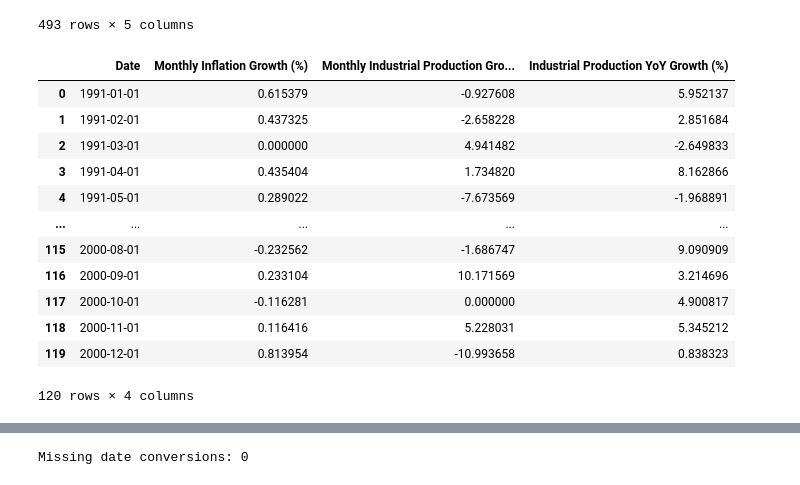
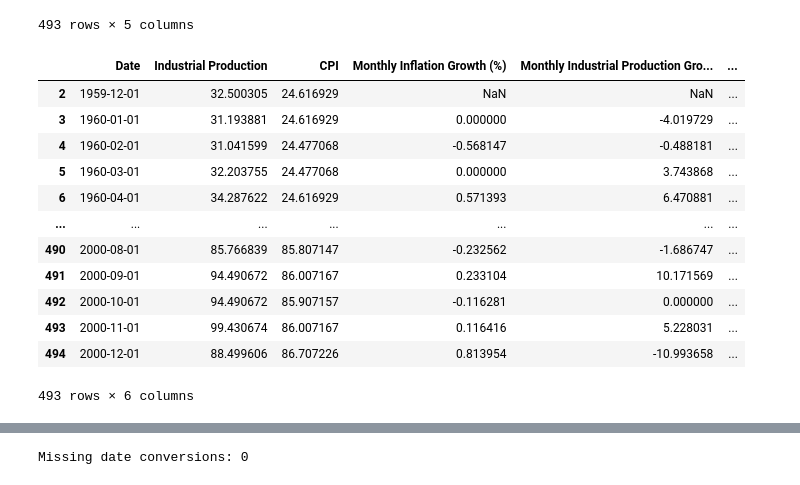
Before and after one commit to EC1B1-Macro-Project/Germany_Coursework, a Jupyter notebook: code/NB00.ipynb, the cells around one changed output, grey strips where cells are left out. Saved outputs shown, nothing was run; the diff lists cells and outputs as text; code cells hidden in the pictures.

```diff
--- a/code/NB00.ipynb
+++ b/code/NB00.ipynb
@@ -1197,23 +1078,21 @@ df_new_GERMANY["Industrial Production YoY Growth (%)"] = df_new_GERMANY["Industr
 # %%
 # Ensure 'Month' column is datetime type
 df_new_GERMANY["Month"] = pd.to_datetime(df_new_GERMANY["Month"])
 
-# Keep only rows from January 1991 onwards
-df_new_GERMANY = df_new_GERMANY[df_new_GERMANY["Month"] >= "1991-01-01"].reset_index(drop=True)
+df_new_GERMANY.rename(columns={"Month": "Date"}, inplace=True)
 
-df_new_GERMANY.drop(columns=["Industrial Production", "CPI"], errors="ignore", inplace=True)
-df_new_GERMANY.rename(columns={"Month": "Date"}, inplace=True)
+df_new_GERMANY
 # %% [output]
-|  | Date | Monthly Inflation Growth (%) | Monthly Industrial Production Gro... | Industrial Production YoY Growth (%) |
-| 0 | 1991-01-01 | 0.615379 | -0.927608 | 5.952137 |
-| 1 | 1991-02-01 | 0.437325 | -2.658228 | 2.851684 |
-| 2 | 1991-03-01 | 0.000000 | 4.941482 | -2.649833 |
-| 3 | 1991-04-01 | 0.435404 | 1.734820 | 8.162866 |
-| 4 | 1991-05-01 | 0.289022 | -7.673569 | -1.968891 |
-| ... | ... | ... | ... | ... |
-| 115 | 2000-08-01 | -0.232562 | -1.686747 | 9.090909 |
-| 116 | 2000-09-01 | 0.233104 | 10.171569 | 3.214696 |
-| 117 | 2000-10-01 | -0.116281 | 0.000000 | 4.900817 |
-| 118 | 2000-11-01 | 0.116416 | 5.228031 | 5.345212 |
-| 119 | 2000-12-01 | 0.813954 | -10.993658 | 0.838323 |
+|  | Date | Industrial Production | CPI | Monthly Inflation Growth (%) | Monthly Industrial Production Gro... | ... |
+| 2 | 1959-12-01 | 32.500305 | 24.616929 | NaN | NaN | ... |
+| 3 | 1960-01-01 | 31.193881 | 24.616929 | 0.000000 | -4.019729 | ... |
+| 4 | 1960-02-01 | 31.041599 | 24.477068 | -0.568147 | -0.488181 | ... |
+| 5 | 1960-03-01 | 32.203755 | 24.477068 | 0.000000 | 3.743868 | ... |
+| 6 | 1960-04-01 | 34.287622 | 24.616929 | 0.571393 | 6.470881 | ... |
+| ... | ... | ... | ... | ... | ... | ... |
+| 490 | 2000-08-01 | 85.766839 | 85.807147 | -0.232562 | -1.686747 | ... |
+| 491 | 2000-09-01 | 94.490672 | 86.007167 | 0.233104 | 10.171569 | ... |
+| 492 | 2000-10-01 | 94.490672 | 85.907157 | -0.116281 | 0.000000 | ... |
+| 493 | 2000-11-01 | 99.430674 | 86.007167 | 0.116416 | 5.228031 | ... |
+| 494 | 2000-12-01 | 88.499606 | 86.707226 | 0.813954 | -10.993658 | ... |
-120 rows × 4 columns
+493 rows × 6 columns
```
Also changed, not shown: parts of 25 cells of this notebook.
